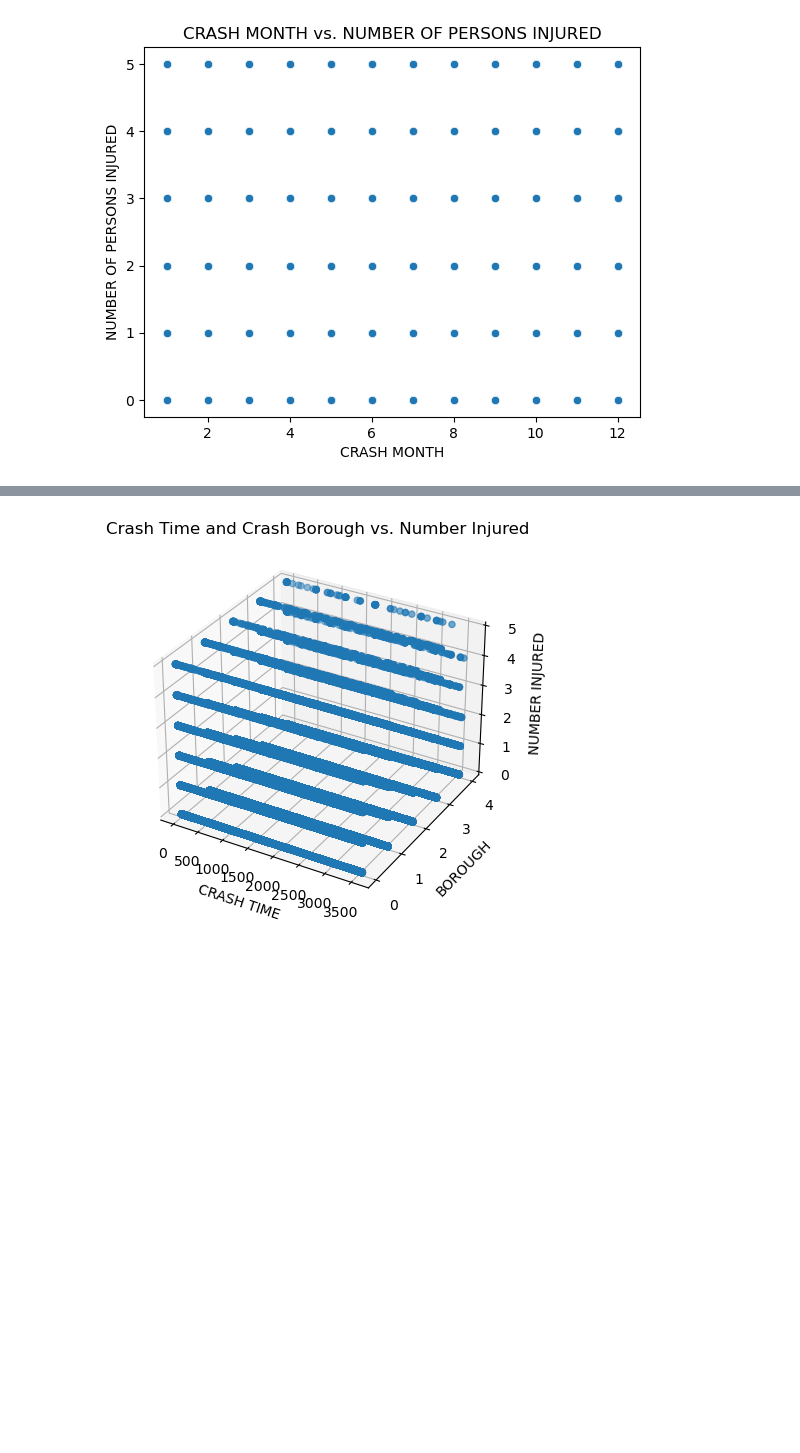
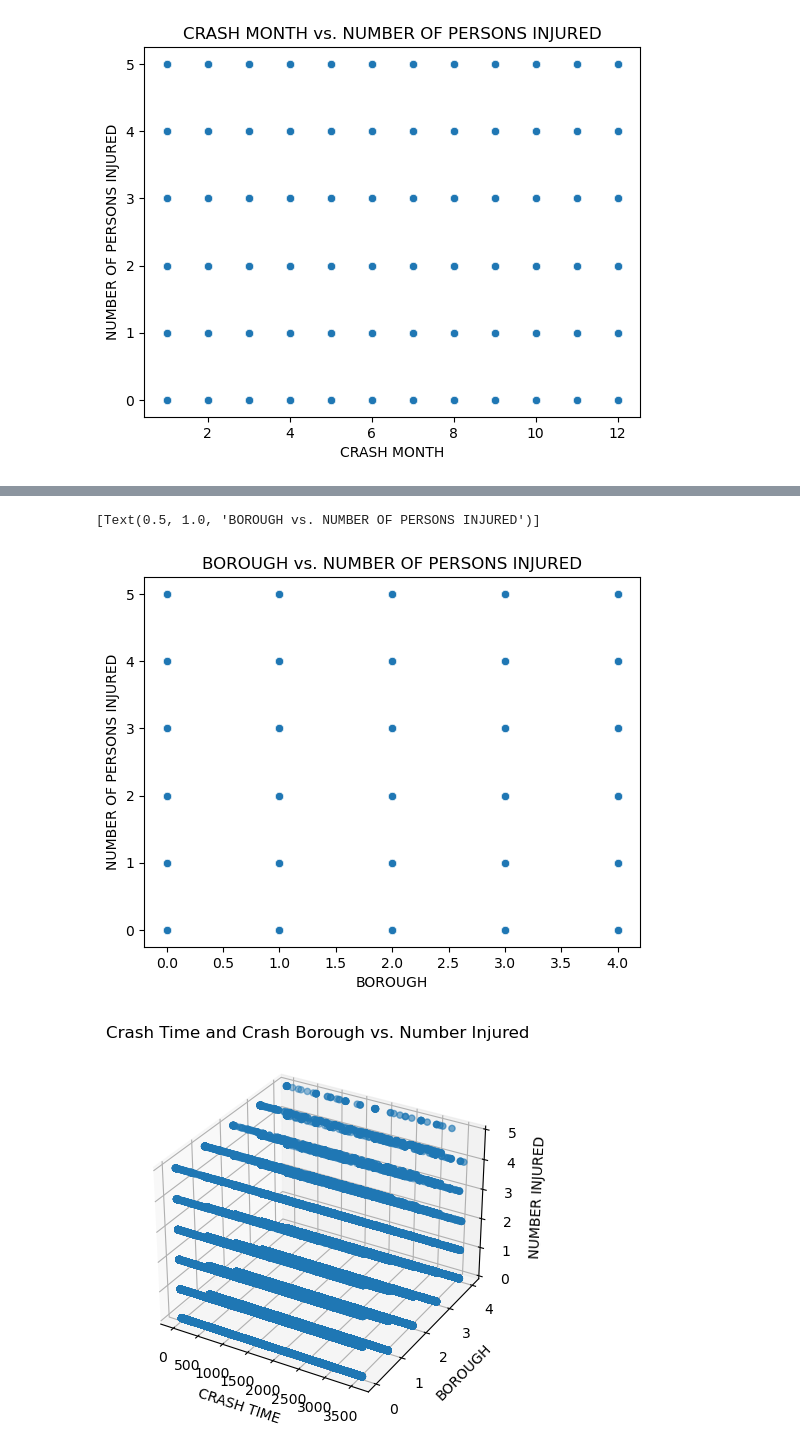
Before and after one commit to jackr276/Collision-Data-Classification, a Jupyter notebook: Motor Vehicle Collisions.ipynb, the cells around one changed output, grey strips where cells are left out. Cells and saved outputs as stored; diff of their text form; code cells hidden in the pictures; blank space fills up the shorter version.

```diff
--- a/Motor Vehicle Collisions.ipynb
+++ b/Motor Vehicle Collisions.ipynb
@@ -412,3 +418,8 @@ sns.scatterplot(data=collisions, x = "CRASH MONTH", y = "NUMBER OF PERSONS INJUR
+# %%
+sns.scatterplot(data=collisions, x = "BOROUGH", y = "NUMBER OF PERSONS INJURED").set(title="BOROUGH vs. NUMBER OF PERSONS INJURED")
+# %% [output]
+[Text(0.5, 1.0, 'BOROUGH vs. NUMBER OF PERSONS INJURED')]
+[figure, added]
 # %%
 fig = plt.figure()
 ax = plt.axes(projection='3d')
```
Also changed, not shown: parts of 11 cells of this notebook.
